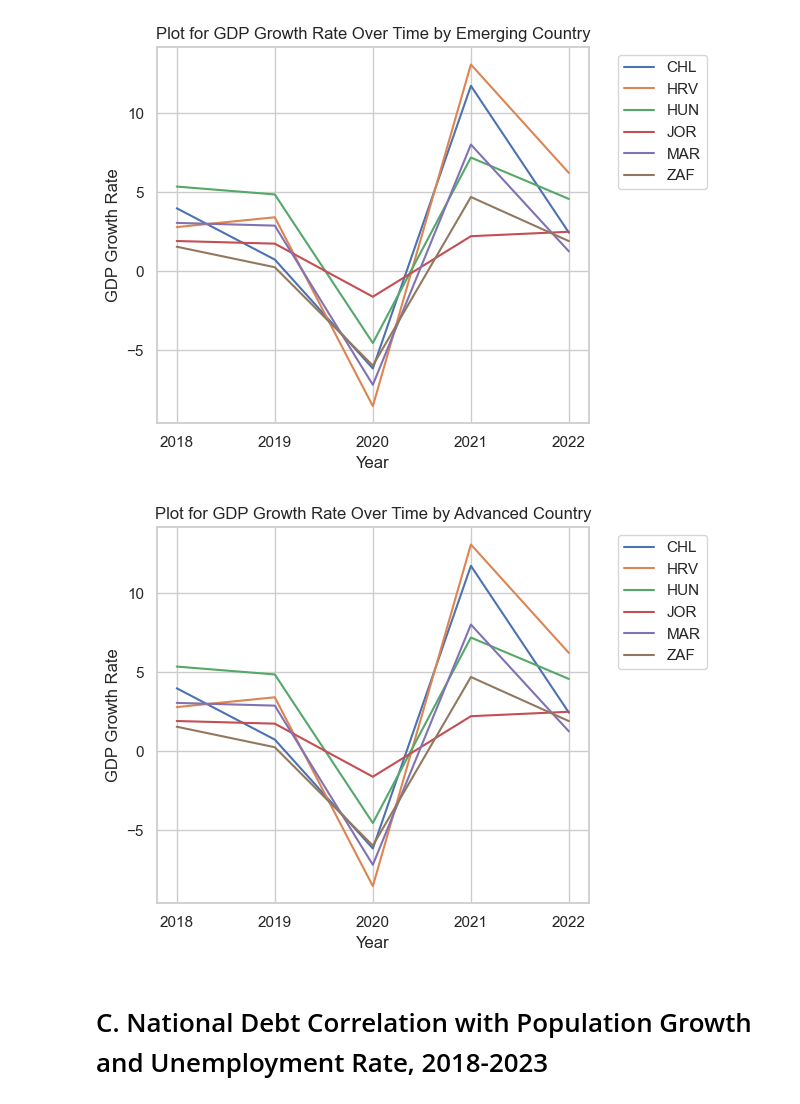
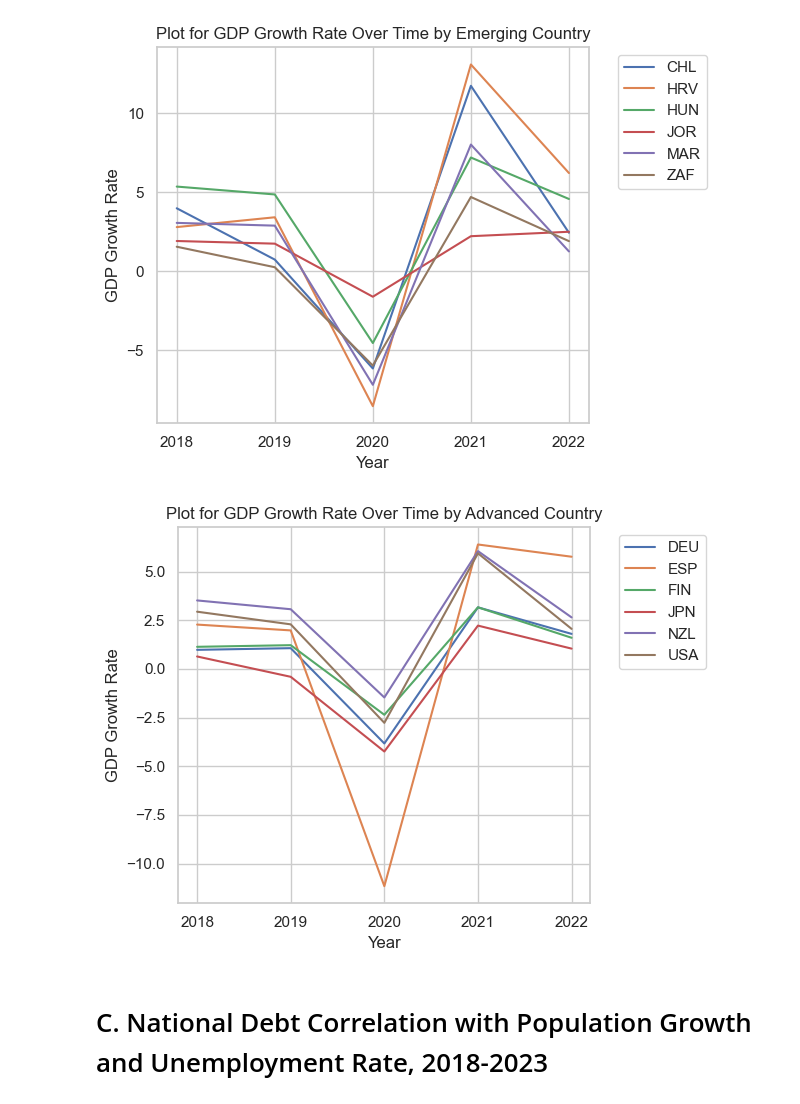
Before and after one commit to eaccooper5/project_1, a Jupyter notebook: TEST1.ipynb, the cells around one changed output. Cells and saved outputs as stored; diff of their text form; code cells hidden in the pictures.

```diff
--- a/TEST1.ipynb
+++ b/TEST1.ipynb
@@ -363,6 +363,9 @@ selected_emer_df
 # %%
 #plot1 = plt.subplot2grid((3,3),(2,2))
 #plot2 = plt.subplot2grid((3,3),(1,1))
+
+selected_emer_df = emerging_df.iloc[:,[0, 1, 7, 8, 11]]
+
 for country, selected_emer_df in selected_emer_df.groupby('Country'):
     plt.plot(selected_emer_df['Year'], selected_emer_df['rev'], label=country)
 
@@ -381,6 +384,8 @@ plt.show()
 # %% [markdown]
 # Line Plot Advanced Countries - Revenue Graphs
 # %%
+selected_adv_df = advanced_df.iloc[:,[0, 1, 7, 8, 11]]
+
 for country, selected_adv_df in selected_adv_df.groupby('Country'):
     plt.plot(selected_adv_df['Year'], selected_adv_df['rev'], label=country)
 
@@ -419,7 +424,7 @@ plt.show()
 # %% [markdown]
 # GDP/Capita - Advanced Countries
 # %%
-selected_adv_df = emerging_df.iloc[:,[0, 1, 7, 8, 11]] #select which indicator via the column number starting at 0 for Country
+selected_adv_df = advanced_df.iloc[:,[0, 1, 7, 8, 11]] #select which indicator via the column number starting at 0 for Country
 
 for country, selected_adv_df in selected_adv_df.groupby('Country'):
     plt.plot(selected_adv_df['Year'], selected_adv_df['NGDPDPC'], label=country)
@@ -475,23 +482,23 @@ plt.show()
 # %% [output]
 [figure]
 # %%
-selected_adv_df = emerging_df.iloc[:,[0, 1, 7, 8, 11]] #select which indicator via the column number starting at 0 for Country
+selected_adv_df = advanced_df.iloc[:,[0, 1, 7, 8, 11]] #select which indicator via the column number starting at 0 for Country
 
 for country, selected_adv_df in selected_adv_df.groupby('Country'):
     plt.plot(selected_adv_df['Year'], selected_adv_df['rgc'], label=country)
 
 plt.xlabel('Year')
 plt.ylabel('GDP Growth Rate')
 plt.title('Plot for GDP Growth Rate Over Time by Advanced Country')
 plt.grid(True)
 plt.legend(bbox_to_anchor=(1.05, 1), loc='upper left')
 
 plt.savefig("GDPGrowthRate_AdvancedCountries")
 
 plt.tight_layout()
 plt.show()
 # %% [output]
-[figure, old version]
+[figure, new version]
 # %% [markdown]
 # C. National Debt Correlation with Population Growth and Unemployment Rate, 2018-2023
 # %%
```
Also changed, not shown: parts of 2 cells of this notebook.
